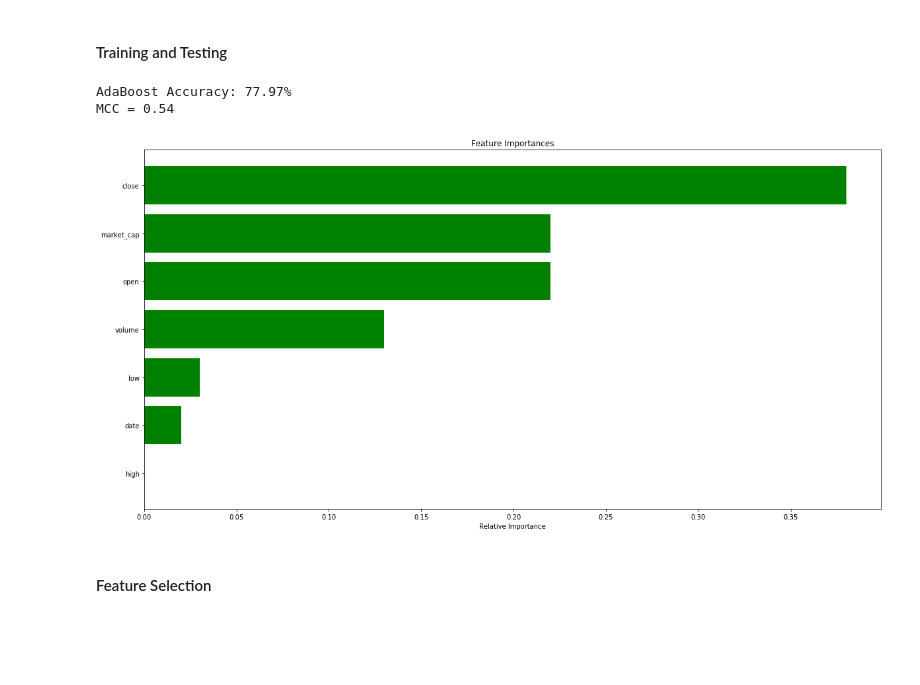
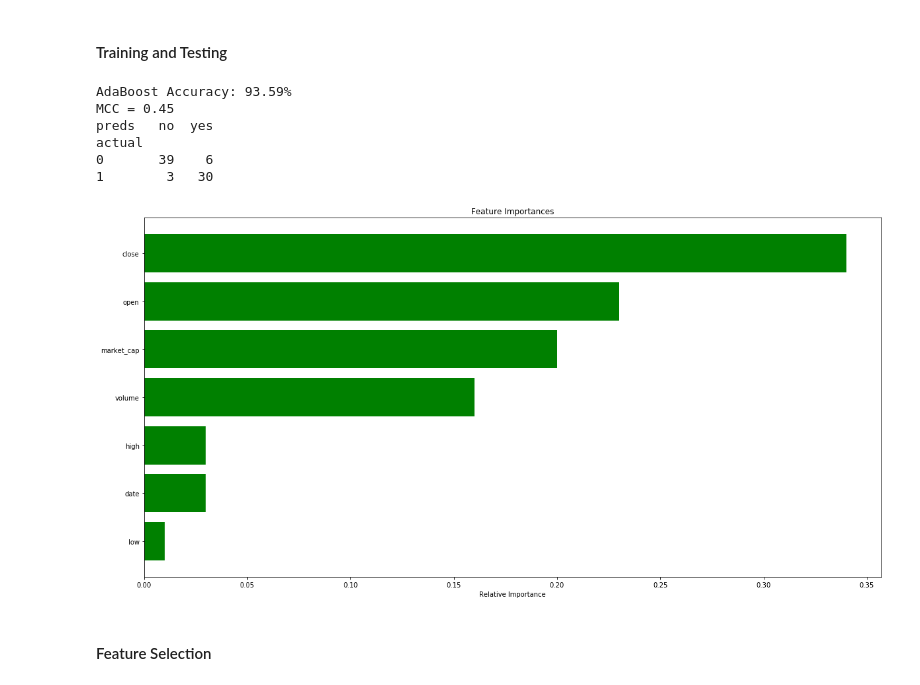
Before and after one commit to thecryptogolddiggers/project, a Jupyter notebook: neo/feature_selection.ipynb, the cells around one changed output. Saved outputs shown, nothing was run; the diff lists cells and outputs as text; code cells hidden in the pictures; blank space fills up the shorter version.

Commit message:
update results matrix

```diff
--- a/neo/feature_selection.ipynb
+++ b/neo/feature_selection.ipynb
@@ -161,37 +161,48 @@ df_ada = pd.read_csv(input_file)
 
 # preprocessing: factorize date column
 # for i in [0]:
 #     df_ada.iloc[:,i] = labelencoder.fit_transform(df_ada.iloc[:,i])
 
 # train/test split
 df_ada['is_train'] = np.random.uniform(0, 1, len(df_ada)) <= split
 train, test = df_ada[df_ada['is_train']==True], df_ada[df_ada['is_train']==False]
 
 # features (using all)
 features = df_ada.columns[0:num_feats]
 
+# preds
+preds = outcomes[adaboost.predict(test[features])]
+
 # training and testing
 adaboost = ABC(n_estimators=100).fit(train[features], train[attribute])
-print("AdaBoost Accuracy: %.2f%%" % (adaboost.score(test[features], test[attribute])*100.0))
+print("AdaBoost Accuracy: %.2f%%" % (adaboost_preds.score(test[features], test[attribute])*100.0))
 
 # matthews correction coefficient
 coeff = mcc(test[attribute],adaboost.predict(test[features]))
 print("MCC = %.2f" % coeff)
+
+# confusion matrix
+print(pd.crosstab(index=test[attribute], columns=preds,
+                  rownames=['actual'], colnames=['preds']))
 
 # plot feature importance
 importances = adaboost.feature_importances_
 indices = np.argsort(importances)
 plt.figure(figsize=(20,10))
 plt.title('Feature Importances')
 plt.barh(range(len(indices)), importances[indices],
          color='g', align='center')
 plt.yticks(range(len(indices)), features[indices])
 plt.xlabel('Relative Importance')
 plt.show()
 # %% [output]
-AdaBoost Accuracy: 77.97%
-MCC = 0.54
+AdaBoost Accuracy: 93.59%
+MCC = 0.45
+preds   no  yes
+actual
+0       39    6
+1        3   30
-[figure, old version]
+[figure, new version]
 # %% [markdown]
 #### Feature Selection
 # %%
```
Also changed, not shown: parts of 7 cells of this notebook, 1 other file.
